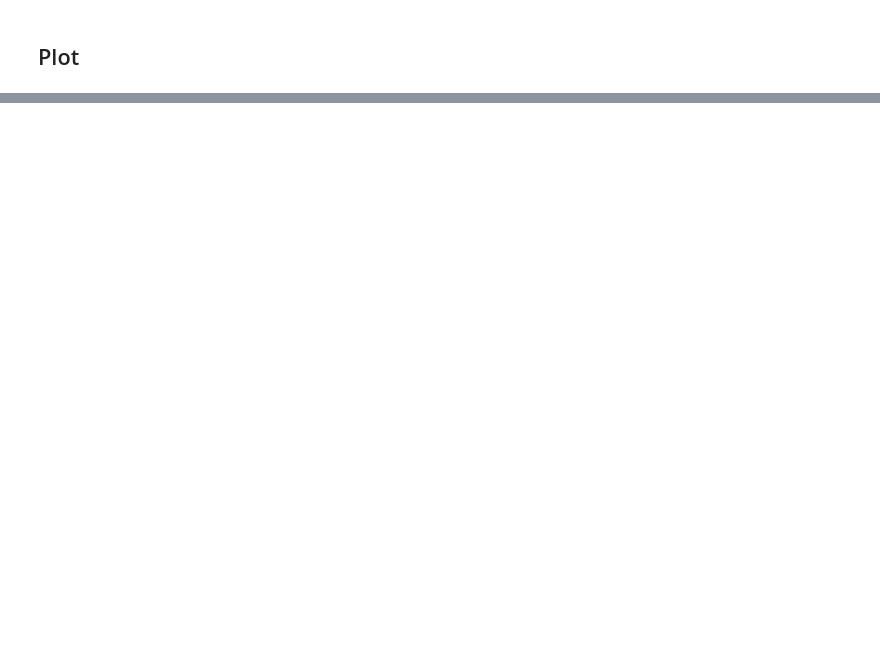
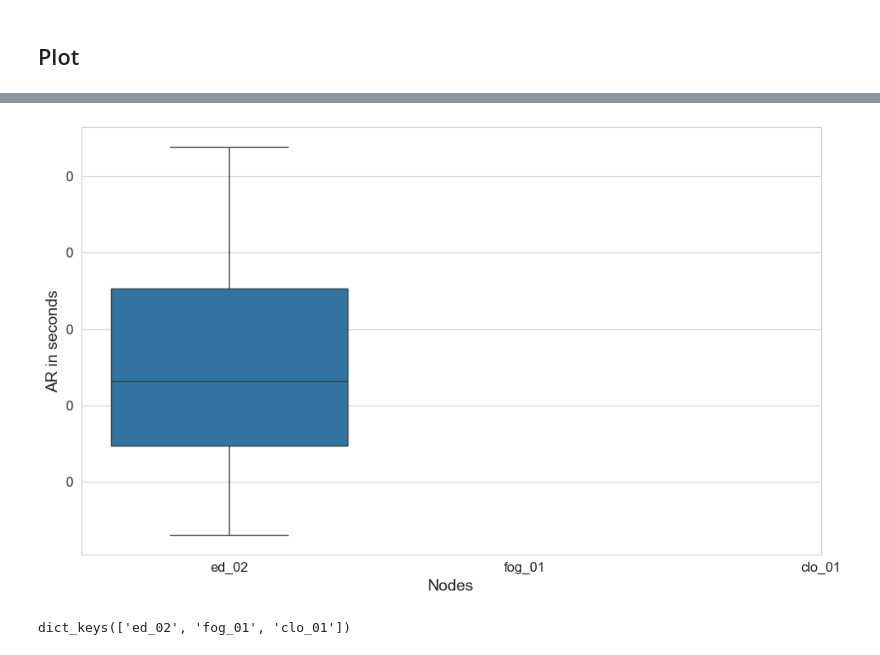
Before and after one commit to jku-lit-scsl/ecs-demo, a Jupyter notebook: evaluation/viability/data_cleaning/eval_viability.ipynb, the cells around one changed output, grey strips where cells are left out. Saved outputs shown, nothing was run; the diff lists cells and outputs as text; code cells hidden in the pictures; blank space fills up the shorter version.

```diff
--- a/evaluation/viability/data_cleaning/eval_viability.ipynb
+++ b/evaluation/viability/data_cleaning/eval_viability.ipynb
@@ -285,0 +279,49 @@ plt.show()  # Show the plot after saving to ensure the plot window doesn't block
+# %%
+# Assuming dfs_to_plot is defined and contains dataframes with 'LongestDelay' as timedelta64[ns]
+data_to_pplot_tow = [df['LongestDelay'].dt.total_seconds() for df in dfs_to_plot.values()]  # Convert to seconds
+labels = list(dfs_to_plot.keys())
+
+# Custom formatter to adjust the scale of the y-axis, if necessary
+def custom_formatter(x, pos):
+    """
+    Custom formatter to scale down the tick values and remove scientific notation.
+
+    Args:
+    - x: The tick value.
+    - pos: The position (unused in this formatter).
+
+    Returns:
+    - Formatted tick label as a string, scaled down by a factor of 1e9.
+    """
+    scaled_value = x / 1e9  # Scale down by a factor of 1e9
+    return f'{scaled_value:.0f}'  # Format as an integer, removing any decimal places
+
+sns.set_style("whitegrid")  # Enhanced aesthetics with Seaborn
+plt.figure(figsize=(10, 6))
+
+# Since we're directly dealing with a list of lists for boxplot, we use seaborn's boxplot with the appropriate data
+sns.boxplot(data=data_to_pplot_tow)
+plt.xticks(range(len(labels)), labels)  # Apply custom labels
+
+# Labels and title
+plt.ylabel('AR in seconds', fontsize=14)  # Adjust based on the chosen scale
+plt.xlabel('Nodes', fontsize=14)
+
+# Adjusting y-axis formatter and locator
+ax = plt.gca()  # Get the current Axes instance
+ax.yaxis.set_major_formatter(FuncFormatter(custom_formatter))
+ax.yaxis.set_major_locator(ticker.AutoLocator())  # Automatically find optimal tick locations
+ax.yaxis.set_minor_locator(ticker.AutoMinorLocator())  # Add minor ticks for more granularity
+
+# Customize tick parameters
+ax.tick_params(axis='both', which='major', labelsize=12)
+ax.tick_params(axis='both', which='minor', labelsize=10)
+
+plt.tight_layout()
+plt.show()
+# %% [output]
+[figure, added]
+# %%
+dfs_to_plot.keys()
+# %% [output]
+dict_keys(['ed_02', 'fog_01', 'clo_01'])
```
Also changed, not shown: parts of 4 cells of this notebook.
